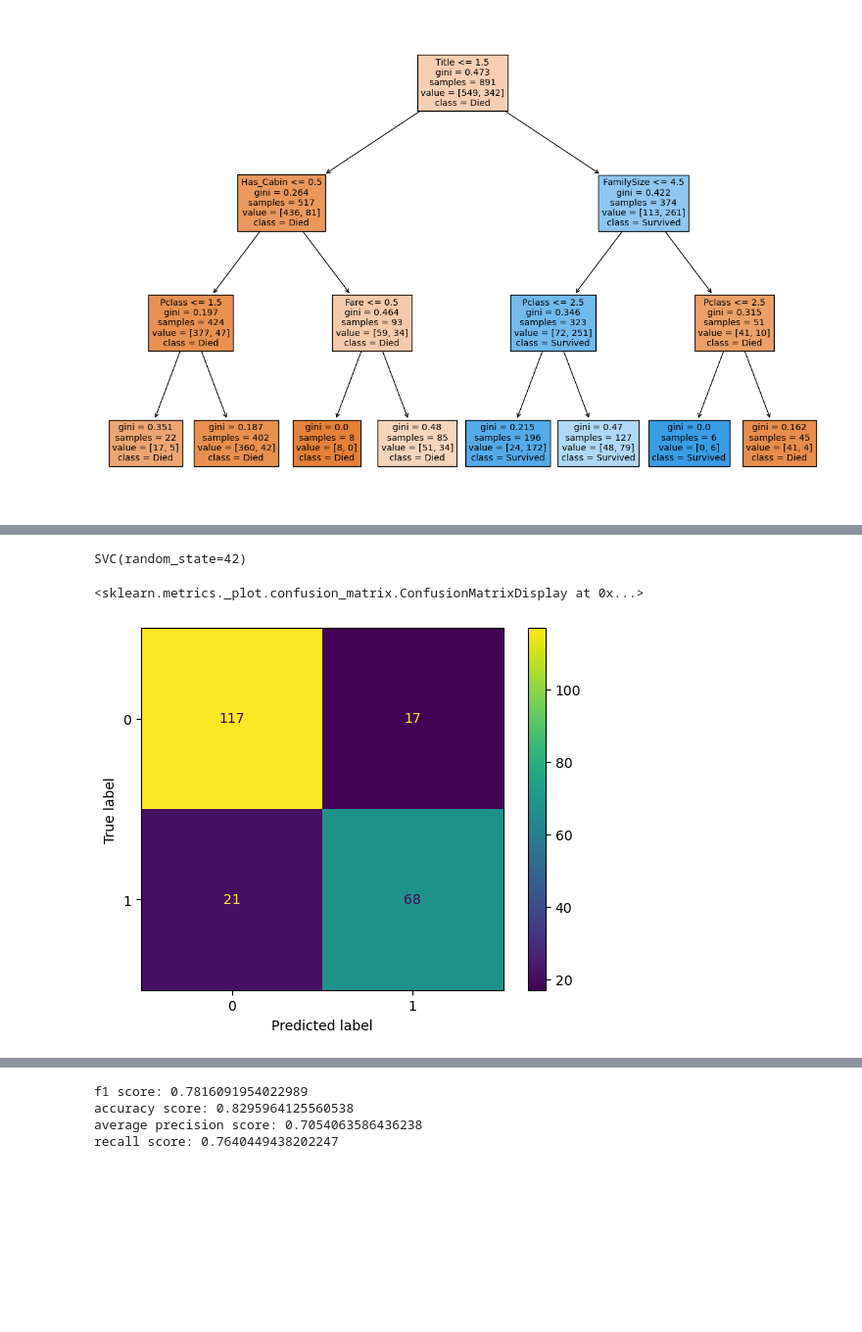
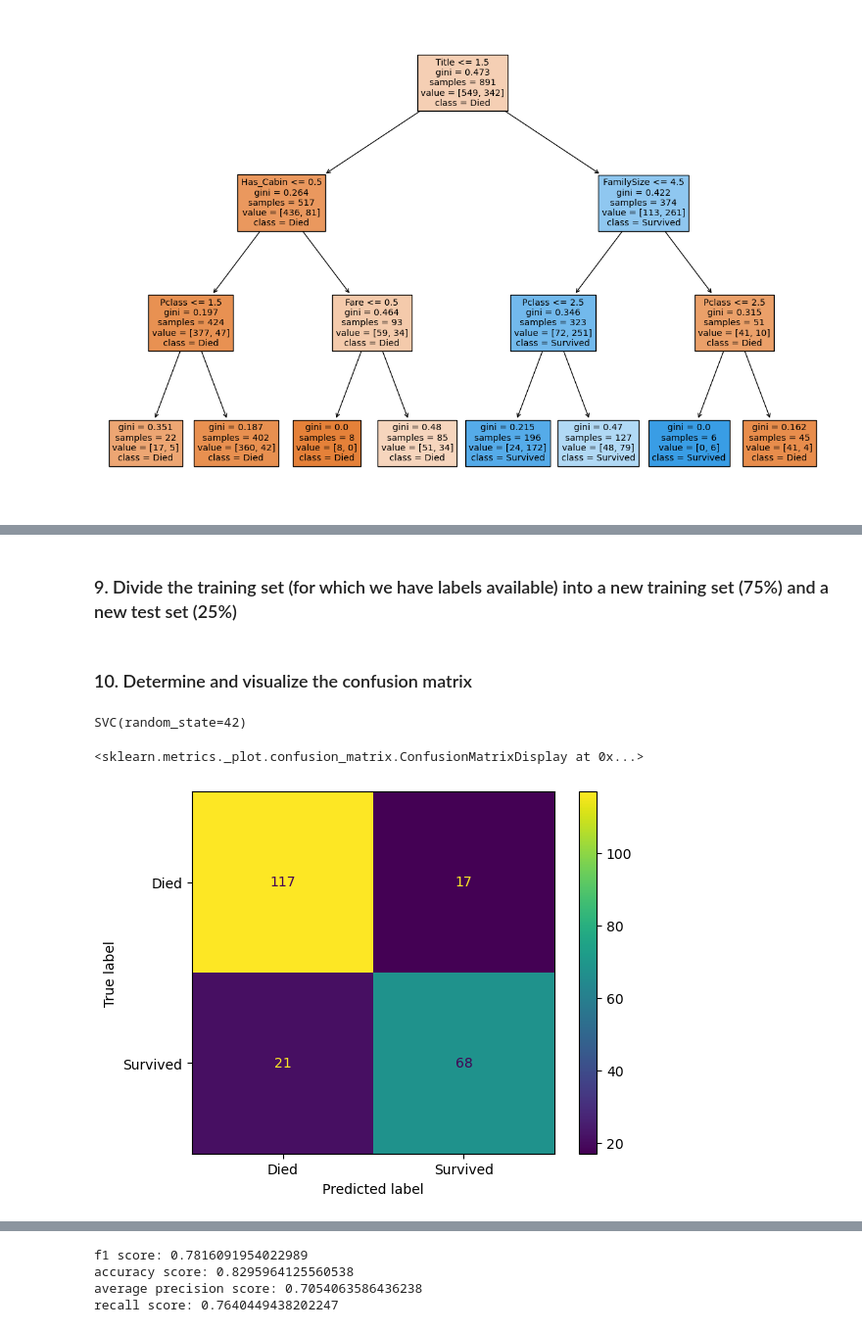
Before and after one commit to HITOfficial/data-mining, a Jupyter notebook: Classification-decision-trees-kNN/decision-trees.ipynb, the cells around one changed output, grey strips where cells are left out. Shown at 98% size. Saved outputs shown, nothing was run; the diff lists cells and outputs as text; code cells hidden in the pictures; blank space fills up the shorter version.

Commit message:
feat: GridSearchCV best params for DecisionTreeClassifier, added headers for steps

```diff
--- a/Classification-decision-trees-kNN/decision-trees.ipynb
+++ b/Classification-decision-trees-kNN/decision-trees.ipynb
@@ -162,0 +187,26 @@ plt.show()
+# %%
+# source https://medium.com/@ompramod9921/decision-trees-8e2391f93fa7#:~:text=max_depth%3A%20This%20parameter%20controls%20the,a%20maximum%20value%20for%20max_depth.
+
+param_grid = {
+    'criterion': ['gini', 'entropy'],
+    'max_depth': [None, 1, 2, 3, 4, 5, 10, 15, 20],
+    'min_samples_leaf': [1, 2, 4]
+}
+
+clf = DecisionTreeClassifier(random_state=42)
+
+grid_search = GridSearchCV(estimator=clf, param_grid=param_grid, cv=5, scoring='accuracy')
+
+grid_search.fit(X_train, y_train)
+
+# Print all results
+for params, mean_test_score, scores in zip(grid_search.cv_results_['params'],
+                                           grid_search.cv_results_['mean_test_score'],
+                                           grid_search.cv_results_['std_test_score']):
+    print(f"Parameters: {params}, Mean Test Score: {mean_test_score}, Standard Deviation: {scores}")
+
+best_clf = grid_search.best_estimator_
+y_pred = best_clf.predict(X_test)
+
+accuracy = accuracy_score(y_test, y_pred)
+print("Best config and test accuracy:", grid_search.best_params_, accuracy)
@@ -163,12 +231,16 @@ plt.show()
+# %% [markdown]
+### 9. Divide the training set (for which we have labels available) into a new training set (75%) and a new test set (25%)
 # %%
 X_train, X_test, y_train, y_test = train_test_split(X_train, y_train, test_size=0.25, random_state=42)
+# %% [markdown]
+### 10. Determine and visualize the confusion matrix
 # %%
 clf = SVC(random_state=42)
 clf.fit(X_train, y_train)
 # %% [output]
 SVC(random_state=42)
 # %%
-ConfusionMatrixDisplay.from_estimator(clf,X_test,y_test )
+ConfusionMatrixDisplay.from_estimator(clf,X_test,y_test,display_labels=['Died', 'Survived'])
 # %% [output]
 <sklearn.metrics._plot.confusion_matrix.ConfusionMatrixDisplay at 0x...>
-[figure, old version]
+[figure, new version]
```
Also changed, not shown: parts of 13 cells of this notebook.
